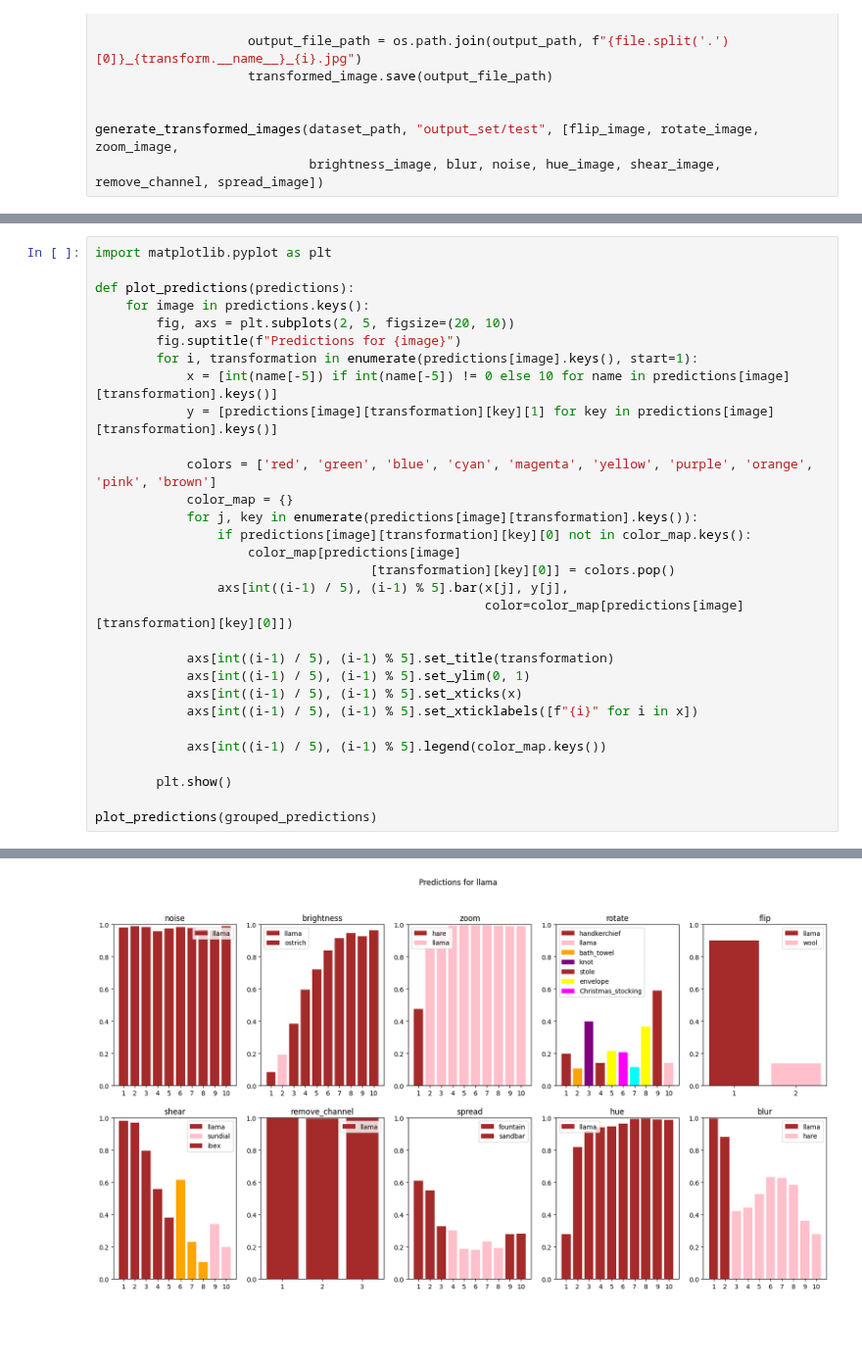
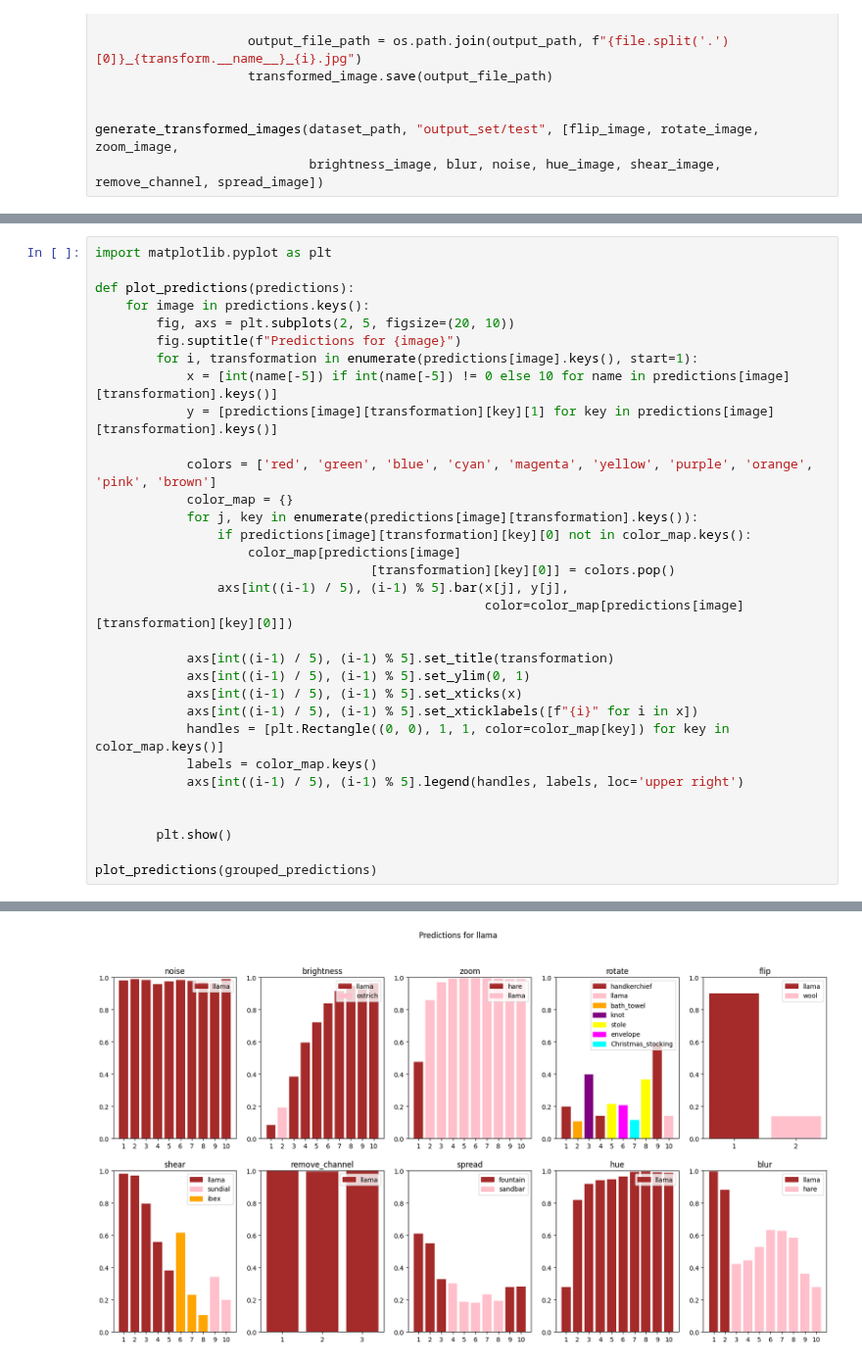
Before and after one commit to danielatoader/AI-validation, a Jupyter notebook: lab_4/lab_4.ipynb, the cells around one changed output, grey strips where cells are left out. Shown at 98% size. Cells and saved outputs as stored; diff of their text form; blank space fills up the shorter version.

Commit message:
Corrected legends

```diff
--- a/lab_4/lab_4.ipynb
+++ b/lab_4/lab_4.ipynb
@@ -301,8 +301,10 @@ def plot_predictions(predictions):
             axs[int((i-1) / 5), (i-1) % 5].set_ylim(0, 1)
             axs[int((i-1) / 5), (i-1) % 5].set_xticks(x)
             axs[int((i-1) / 5), (i-1) % 5].set_xticklabels([f"{i}" for i in x])
+            handles = [plt.Rectangle((0, 0), 1, 1, color=color_map[key]) for key in color_map.keys()]
+            labels = color_map.keys()
+            axs[int((i-1) / 5), (i-1) % 5].legend(handles, labels, loc='upper right')
 
-            axs[int((i-1) / 5), (i-1) % 5].legend(color_map.keys())
 
         plt.show()
 
@@ -314 +316 @@ plot_predictions(grouped_predictions)
-[figure, old version]
+[figure, new version]
```
Also changed, not shown: parts of 1 cell of this notebook.
